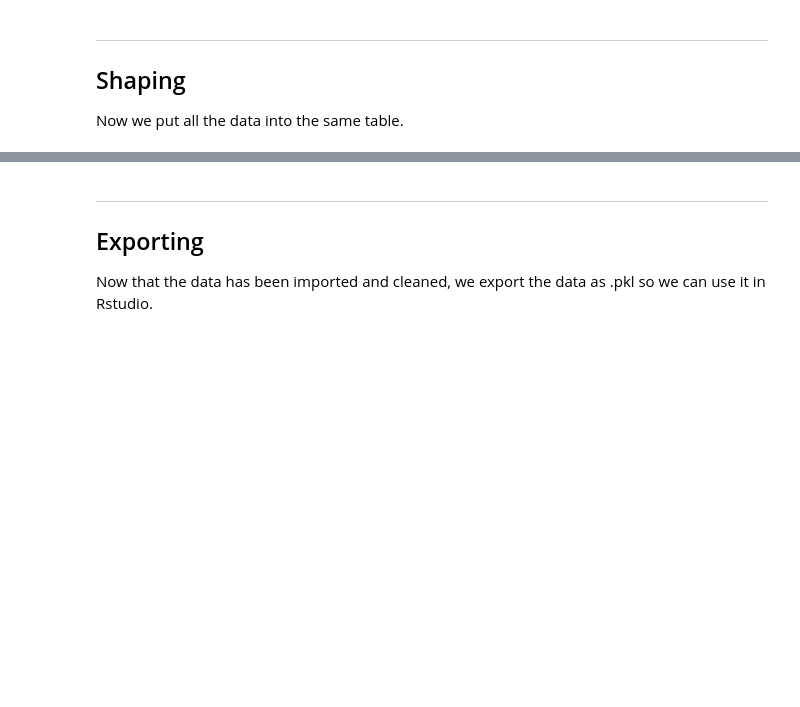
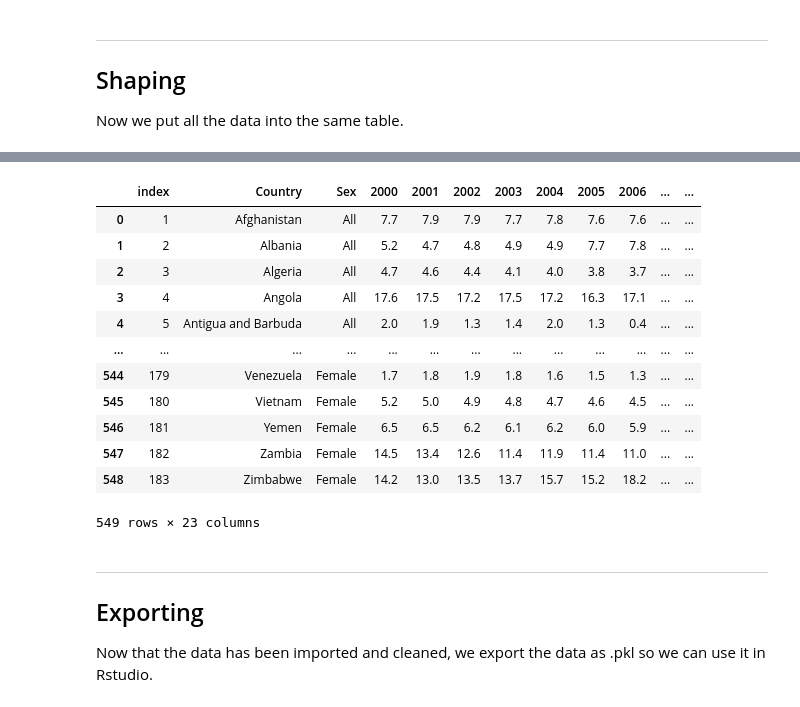
Before and after one commit to ponmp/PUBPOLDeliverable, a Jupyter notebook: DeliverableDraft.ipynb, the cells around one changed output, grey strips where cells are left out. Drawn from its saved outputs; the diff is of its cells as text; code cells hidden in the pictures; blank space fills up the shorter version.

```diff
--- a/DeliverableDraft.ipynb
+++ b/DeliverableDraft.ipynb
@@ -534,3 +621,20 @@ ASRwiki #show concatenated table
+# %%
+# Reset index for concatenated table
+ASRwiki.reset_index() #reset index and check
+# %% [output]
+|  | index | Country | Sex | 2000 | 2001 | 2002 | 2003 | 2004 | 2005 | 2006 | ... | ... |
+| 0 | 1 | Afghanistan | All | 7.7 | 7.9 | 7.9 | 7.7 | 7.8 | 7.6 | 7.6 | ... | ... |
+| 1 | 2 | Albania | All | 5.2 | 4.7 | 4.8 | 4.9 | 4.9 | 7.7 | 7.8 | ... | ... |
+| 2 | 3 | Algeria | All | 4.7 | 4.6 | 4.4 | 4.1 | 4.0 | 3.8 | 3.7 | ... | ... |
+| 3 | 4 | Angola | All | 17.6 | 17.5 | 17.2 | 17.5 | 17.2 | 16.3 | 17.1 | ... | ... |
+| 4 | 5 | Antigua and Barbuda | All | 2.0 | 1.9 | 1.3 | 1.4 | 2.0 | 1.3 | 0.4 | ... | ... |
+| ... | ... | ... | ... | ... | ... | ... | ... | ... | ... | ... | ... | ... |
+| 544 | 179 | Venezuela | Female | 1.7 | 1.8 | 1.9 | 1.8 | 1.6 | 1.5 | 1.3 | ... | ... |
+| 545 | 180 | Vietnam | Female | 5.2 | 5.0 | 4.9 | 4.8 | 4.7 | 4.6 | 4.5 | ... | ... |
+| 546 | 181 | Yemen | Female | 6.5 | 6.5 | 6.2 | 6.1 | 6.2 | 6.0 | 5.9 | ... | ... |
+| 547 | 182 | Zambia | Female | 14.5 | 13.4 | 12.6 | 11.4 | 11.9 | 11.4 | 11.0 | ... | ... |
+| 548 | 183 | Zimbabwe | Female | 14.2 | 13.0 | 13.5 | 13.7 | 15.7 | 15.2 | 18.2 | ... | ... |
+549 rows × 23 columns
 # %% [markdown]
 _____
 
```
Also changed, not shown: parts of 21 cells of this notebook, 2 other files.
